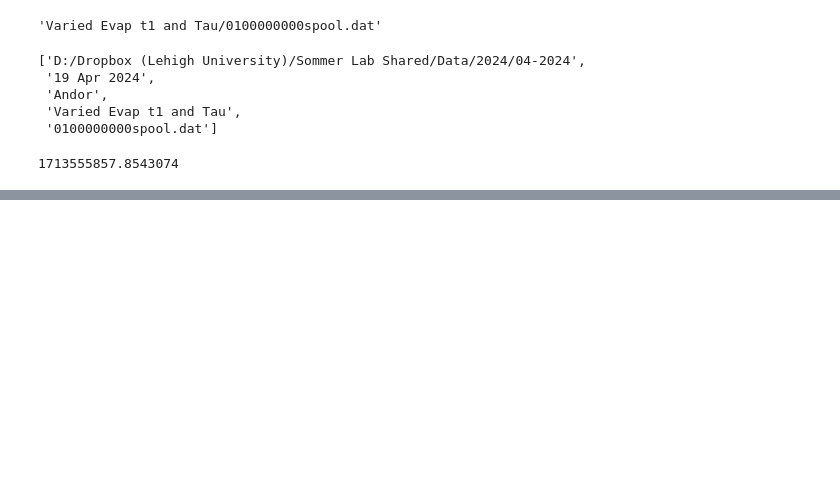
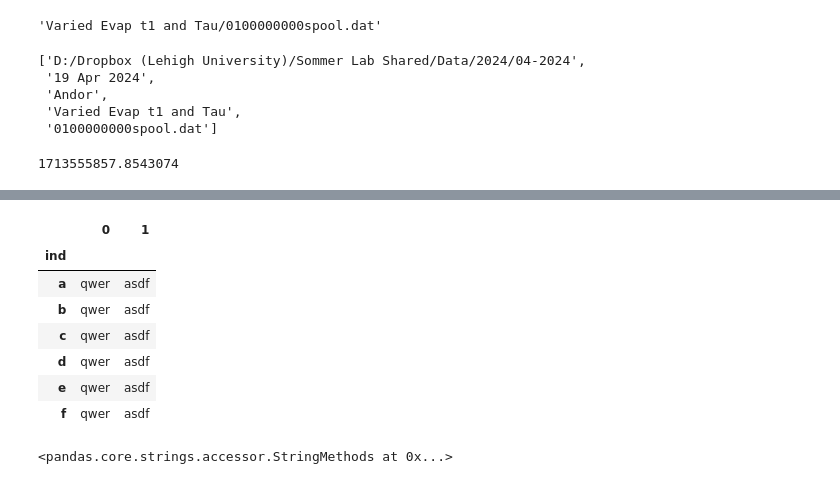
Before and after one commit to insommer/AnalysisCode, a Jupyter notebook: Coding Test/Coding Test.ipynb, the cells around one changed output, grey strips where cells are left out. Saved outputs shown, nothing was run; the diff lists cells and outputs as text; code cells hidden in the pictures; blank space fills up the shorter version.

```diff
--- a/Coding Test/Coding Test.ipynb
+++ b/Coding Test/Coding Test.ipynb
@@ -3114,0 +2661,15 @@ Mask = [[True, False, False, True, False]]
+# %%
+df['path'].str.split('\\', n=1, expand=True)
+# %% [output]
+|  | 0 | 1 |
+| ind |  |  |
+| a | qwer | asdf |
+| b | qwer | asdf |
+| c | qwer | asdf |
+| d | qwer | asdf |
+| e | qwer | asdf |
+| f | qwer | asdf |
+# %%
+df['path'].str
+# %% [output]
+<pandas.core.strings.accessor.StringMethods at 0x...>
```
Also changed, not shown: parts of 150 cells of this notebook, 2 other files.
